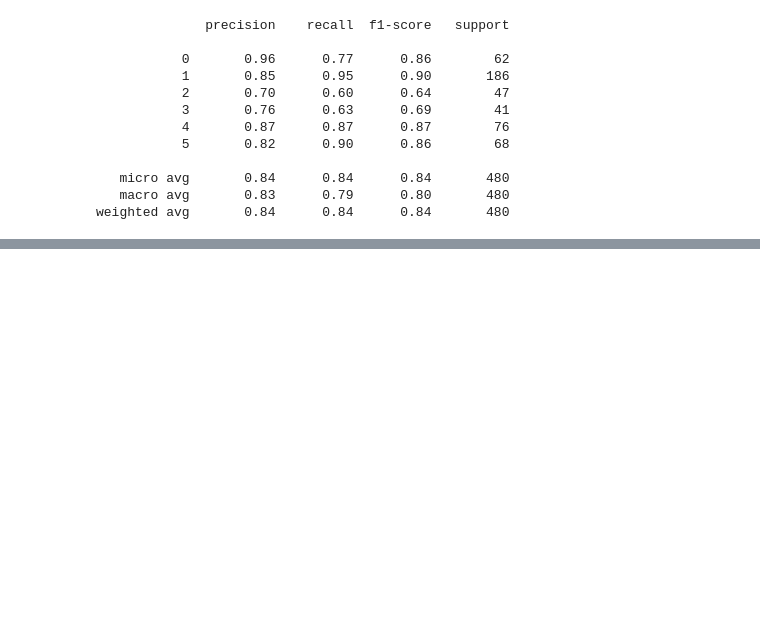
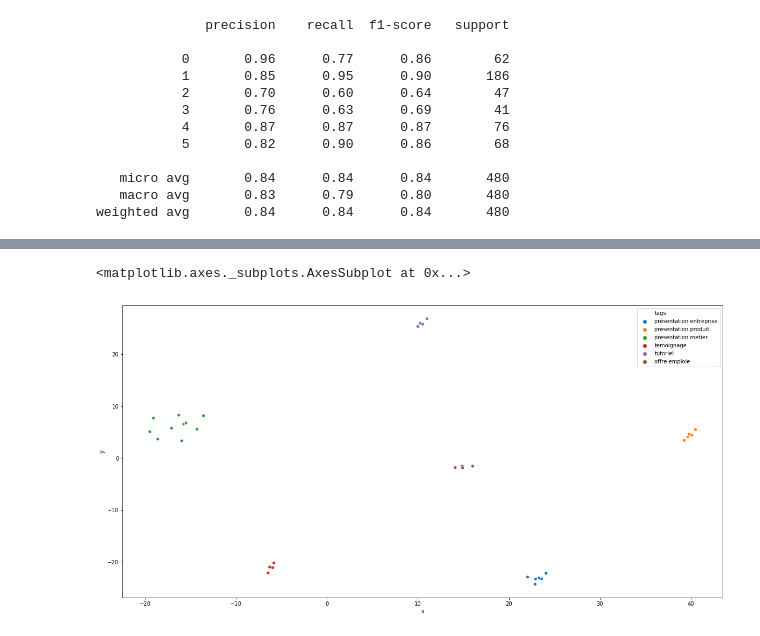
Before and after one commit to Remydeme/NLP-Topic-Classifier, a Jupyter notebook: yt_transcripts/EasyScraper/analyse_data.ipynb, the cells around one changed output, grey strips where cells are left out. Cells and saved outputs as stored; diff of their text form; code cells hidden in the pictures; blank space fills up the shorter version.

Commit message:
[ES] - Implement Doc2Vec to visualize data

```diff
--- a/yt_transcripts/EasyScraper/analyse_data.ipynb
+++ b/yt_transcripts/EasyScraper/analyse_data.ipynb
@@ -171,0 +279,3 @@ weighted avg       0.84      0.84      0.84       480
+# %%
+from sklearn.manifold import TSNE
+tsne = TSNE(n_components=2)
@@ -171,0 +301,10 @@ weighted avg       0.84      0.84      0.84       480
+# %%
+X = doc2vec[target]
+reduced_embedding = tsne.fit_transform(X)
+# %%
+x_values = [vector[0] for vector in reduced_embedding]
+y_values = [vector[1] for vector in reduced_embedding]
+target_names = concat_df['category'].values
+# %%
+tnse_doc_df = pd.DataFrame({'x':x_values, 'y':y_values, 'tags':target_names})
+tnse_doc_df.head()
@@ -171,0 +318,9 @@ weighted avg       0.84      0.84      0.84       480
+# %%
+import matplotlib.pyplot as plt
+import seaborn as sns
+
+plt.rcParams['figure.figsize']=20,10
+sns.scatterplot(x='x', y='y', data=tnse_doc_df, hue='tags')
+# %% [output]
+<matplotlib.axes._subplots.AxesSubplot at 0x...>
+[figure, added]
```
Also changed, not shown: parts of 21 cells of this notebook, 3 other files.
